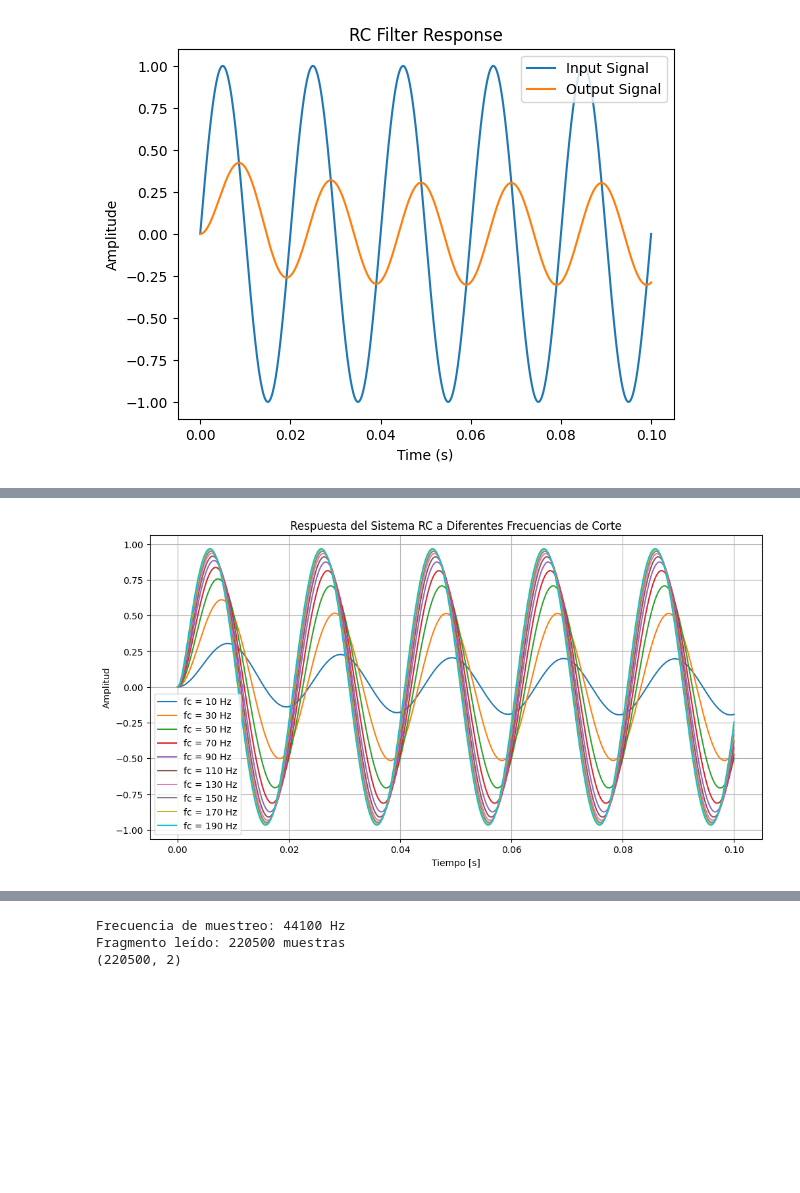
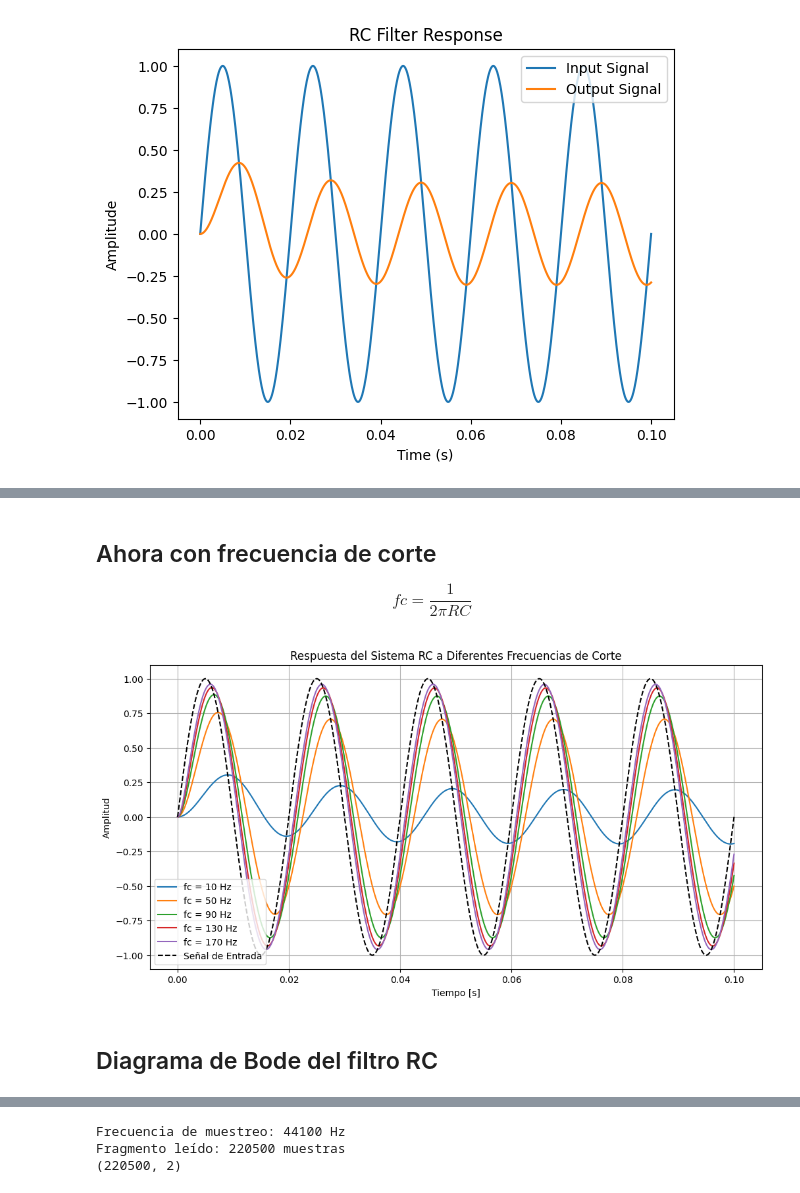
Before and after one commit to dramirezbe/Signals-Systems-UN-DRB, a Jupyter notebook: 3_Filtros/2_Filtros_Sympy_2.ipynb, the cells around one changed output, grey strips where cells are left out. Drawn from its saved outputs; the diff is of its cells as text; code cells hidden in the pictures; blank space fills up the shorter version.

Commit message:
Cuaderno 2 de filtros mejor explicado

```diff
--- a/3_Filtros/2_Filtros_Sympy_2.ipynb
+++ b/3_Filtros/2_Filtros_Sympy_2.ipynb
@@ -65,0 +82,16 @@ plt.show()
+# %%
+R_v = 1000 #Valores reales de los componentes
+C_v = 10e-6
+
+num = [1] #Coefecientes
+den = [R_v * C_v, 1]
+
+system = sig.lti(num, den) #Definir nuestro sistema LTI
+t_out, y_out, _ = sig.lsim(system, U=input_signal, T=t)
+plt.plot(t, input_signal, label='Input Signal')
+plt.plot(t_out, y_out, label='Output Signal')
+plt.xlabel('Time (s)')
+plt.ylabel('Amplitude')
+plt.title('RC Filter Response')
+plt.legend()
+plt.show()
@@ -66,26 +100,34 @@ plt.show()
+# %% [markdown]
+## Ahora con frecuencia de corte
+
+$$fc = \frac{1}{2 \pi RC}$$
 # %%
 def RC_filter_fc(fc, t, input_signal):
-    R_v = 1000
+    R_v = 1000 #Suponiendo R estática 1000 ohmios
     C_v =  1/(2*np.pi*fc*R_v)
 
     return RC_filter(R_v, C_v, t, input_signal)
 
 # Frecuencias de corte para el filtro
-f_cut = list(np.arange(10, 200, 20))
+f_cut = list(np.arange(10, 200, 40))
 
 # Graficar la respuesta en el dominio del tiempo
 plt.figure(figsize=(12, 6))
 for i in f_cut:
-    t_out, y_out = RC_filter_fc(i, t, input_signal)
+    t_out, y_out, _ = RC_filter_fc(i, t, input_signal)
     plt.plot(t_out, y_out, label=f'fc = {i} Hz')
+
+plt.plot(t, input_signal, label='Señal de Entrada', linestyle='--', color='k')
 plt.title('Respuesta del Sistema RC a Diferentes Frecuencias de Corte')
 plt.xlabel('Tiempo [s]')
 plt.ylabel('Amplitud')
 plt.legend()
 plt.grid(True)
 plt.show()
 # %% [output]
-[figure, old version]
+[figure, new version]
+# %% [markdown]
+## Diagrama de Bode del filtro RC
 # %%
 def bode_RC_filter(fc):
     s = sym.symbols('s')
```
Also changed, not shown: parts of 11 cells of this notebook, 1 other file.
